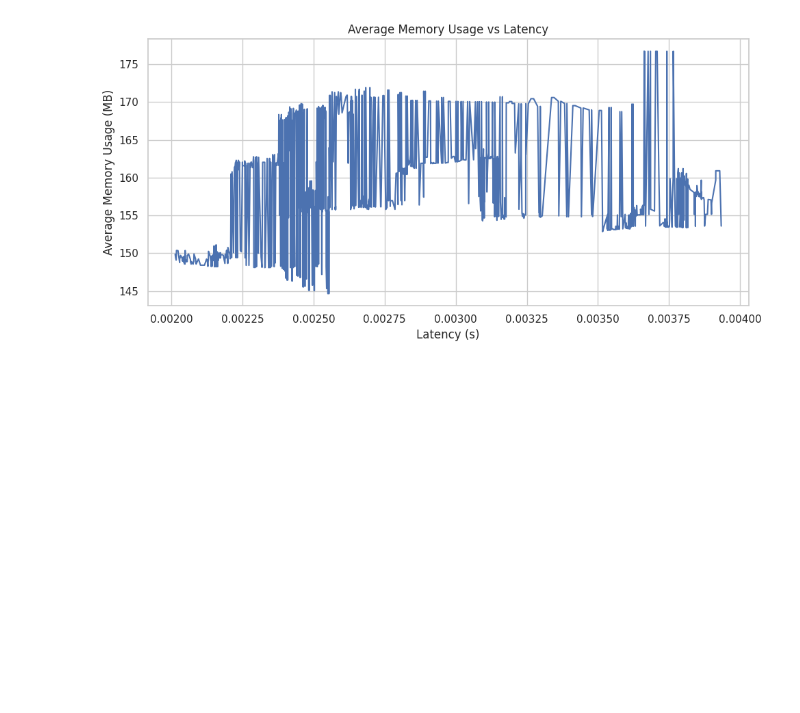
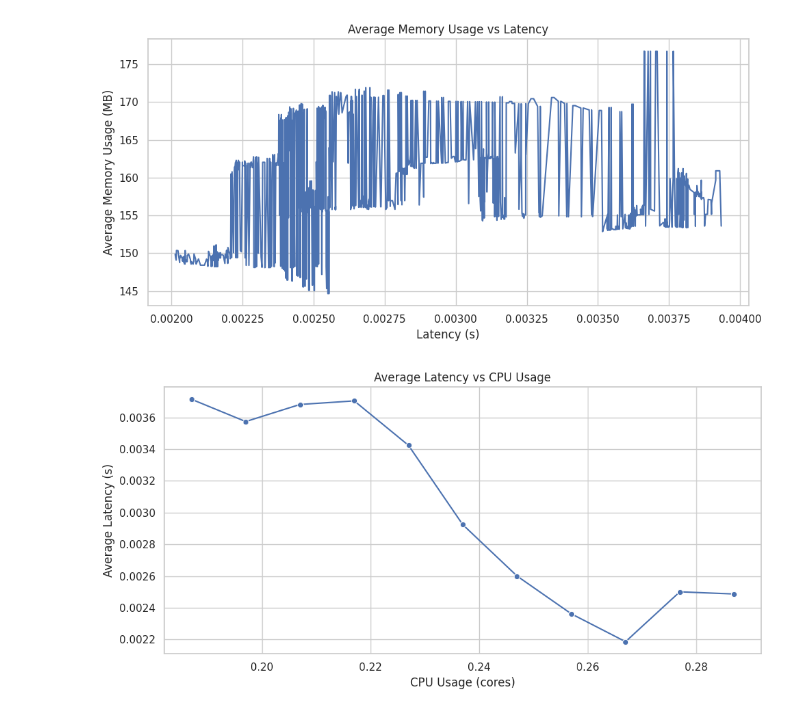
Before and after one commit to cepdnaclk/e19-4yp-AI-Dirven-Latency-Constrained-Resource-Management-In-Kubernetes, a Jupyter notebook: service1_cpu_reduction.ipynb, the cells around one changed output. Cells and saved outputs as stored; diff of their text form; code cells hidden in the pictures; blank space fills up the shorter version.

Commit message:
Add average cpu usage vs latency plot

```diff
--- a/service1_cpu_reduction.ipynb
+++ b/service1_cpu_reduction.ipynb
@@ -109,3 +109,32 @@ plt.tight_layout()
 plt.show()
 # %% [output]
 [figure]
+# %%
+import matplotlib.pyplot as plt
+import seaborn as sns
+import numpy as np
+
+# Bin CPU usage (e.g., in 0.01 core intervals)
+bins = np.arange(df['CPU Usage'].min(), df['CPU Usage'].max() + 0.01, 0.01)
+df['CPU_Bin'] = pd.cut(df['CPU Usage'], bins)
+
+# Group by CPU bin and calculate average latency
+cpu_latency_avg = df.groupby('CPU_Bin')['Latency'].mean().reset_index()
+
+# Drop bins with NaN latency (no data)
+cpu_latency_avg = cpu_latency_avg.dropna()
+
+# Use bin midpoints for plotting
+cpu_latency_avg['CPU_Mid'] = cpu_latency_avg['CPU_Bin'].apply(lambda x: x.mid)
+
+# Plot
+plt.figure(figsize=(10, 5))
+sns.lineplot(x='CPU_Mid', y='Latency', data=cpu_latency_avg, marker='o')
+plt.xlabel('CPU Usage (cores)')
+plt.ylabel('Average Latency (s)')
+plt.title('Average Latency vs CPU Usage')
+plt.grid(True)
+plt.tight_layout()
+plt.show()
+# %% [output]
+[figure, added]
```
Also changed, not shown: parts of 1 cell of this notebook.
